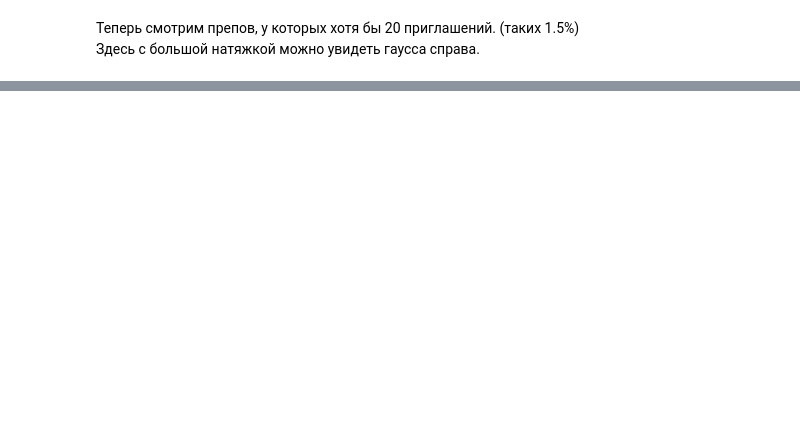
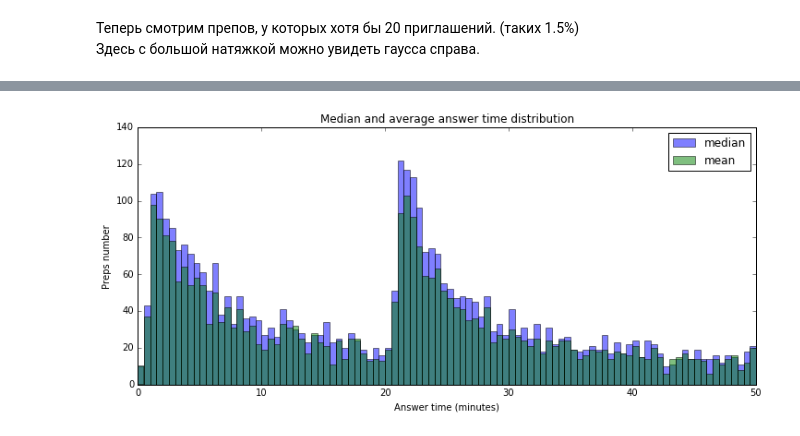
Before and after one commit to NadyaMotina/profi_analytics, a Jupyter notebook: Prep Ratings/responsiveness_research.ipynb, the cells around one changed output, grey strips where cells are left out. Saved outputs shown, nothing was run; the diff lists cells and outputs as text; code cells hidden in the pictures; blank space fills up the shorter version.

Commit message:
responsiveness: убрала приглашения из бесплатного профи, добавила расчет среднего времени ответа

```diff
--- a/Prep Ratings/responsiveness_research.ipynb
+++ b/Prep Ratings/responsiveness_research.ipynb
@@ -225,0 +255,7 @@ Data len:  308
+# %%
+# оставляем в табличке только время первого приглашения и время первого ответа на него (приглашения без ответа не учитываются)
+
+df_answered_invites = df[df['answer_id'] > 0]
+df_first_invites = df_answered_invites.groupby(['prep_id', 'order_id', 'invite_dt'])['invite_dt'].agg(['min'])
+df_first_answers = df_answered_invites.groupby(['prep_id', 'order_id', 'invite_dt'])['answer_dt'].agg(['min'])
+df_first_answers.head()
@@ -225,0 +270,7 @@ Data len:  308
+# %%
+# Считаем разницу между приглашением и ответом, записываем в минутах
+
+df_answers_diffs = df_first_answers - df_first_invites
+df_answers_diffs['minutes_diff'] = df_answers_diffs['min'].dt.total_seconds() / 60
+df_answers_diffs['minutes_diff'] = df_answers_diffs['minutes_diff'].round(1)
+df_answers_diffs[5:11]
@@ -225,0 +286,16 @@ Data len:  308
+# %%
+median_answer_time = df_answers_diffs.groupby(level = 0).median()
+mean_answer_time = df_answers_diffs.groupby(level = 0).mean()
+# %%
+MAX_VALUE = 50
+
+plt.figure(figsize=(12,5))
+plt.hist(median_answer_time.values, bins = 100, alpha=0.5, label='median', range = (0,MAX_VALUE))
+plt.hist(mean_answer_time.values, bins = 100, alpha=0.5, label='mean', range = (0,MAX_VALUE))
+plt.legend(loc='upper right')
+plt.title('Median and average answer time distribution')
+plt.xlabel('Answer time (minutes)')
+plt.ylabel('Preps number')
+plt.show()
+# %% [output]
+[figure, added]
```
Also changed, not shown: parts of 23 cells of this notebook.
